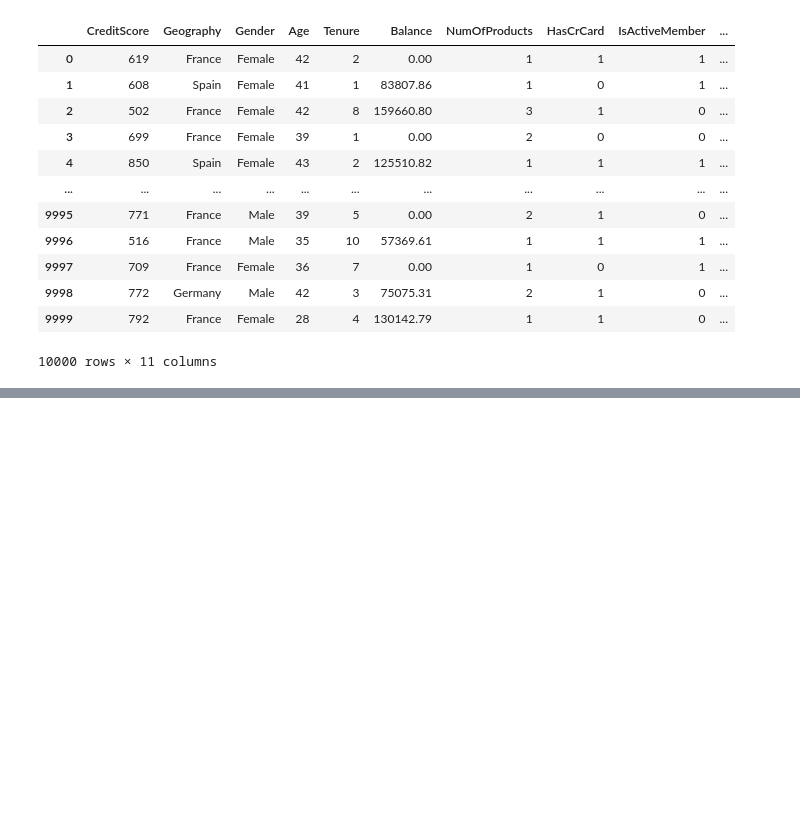
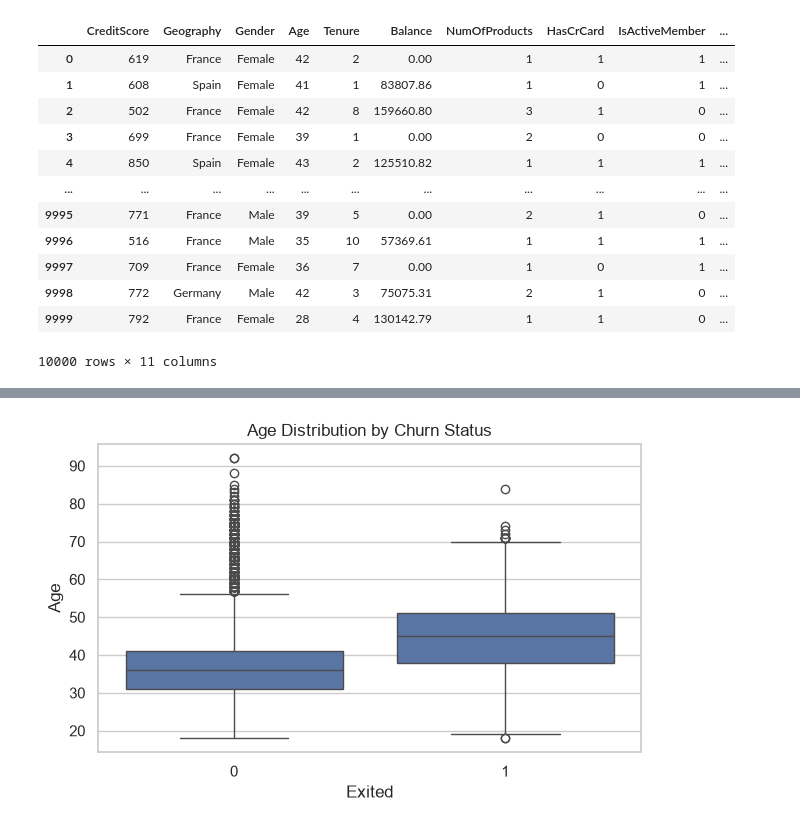
Before and after one commit to Vaibhav5854/Customer-Churn, a Jupyter notebook: experiments.ipynb, the cells around one changed output, grey strips where cells are left out. Saved outputs shown, nothing was run; the diff lists cells and outputs as text; code cells hidden in the pictures; blank space fills up the shorter version.

```diff
--- a/experiments.ipynb
+++ b/experiments.ipynb
@@ -323,0 +185,7 @@ model.save('model.h5')
+# %%
+plt.figure(figsize=(7,4))
+sns.boxplot(data=data, x="Exited", y="Age")
+plt.title("Age Distribution by Churn Status")
+plt.show()
+# %% [output]
+[figure, added]
```
Also changed, not shown: parts of 85 cells of this notebook, 17 other files.
